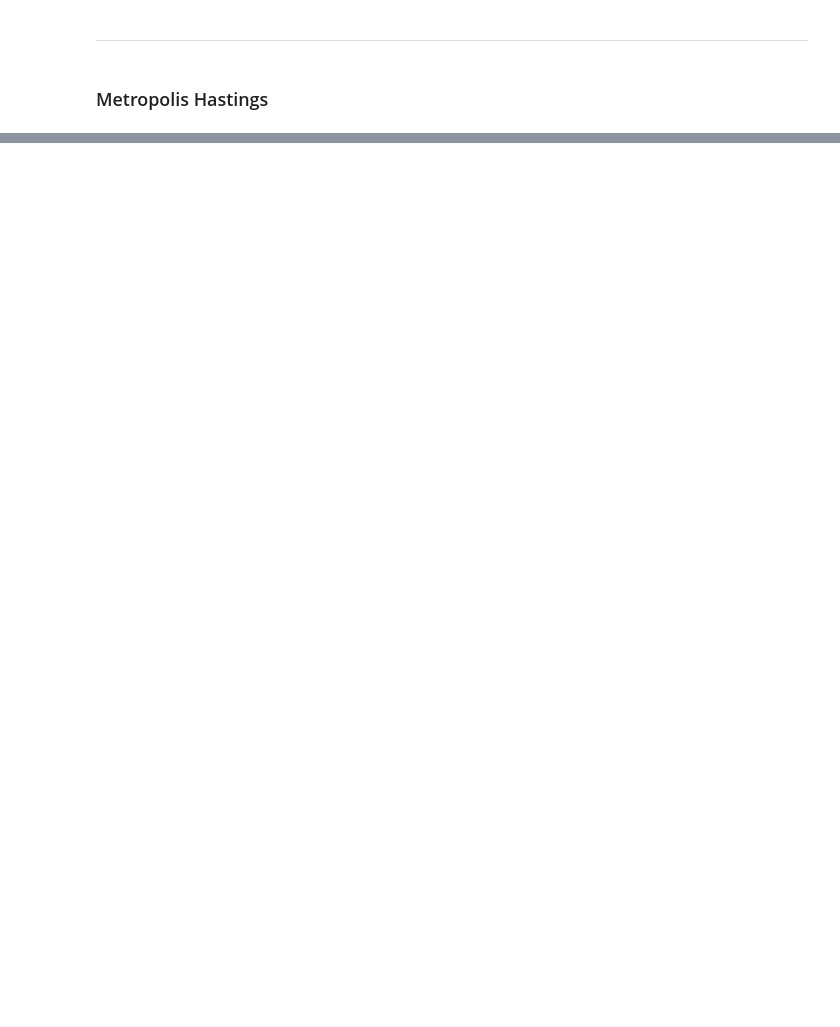
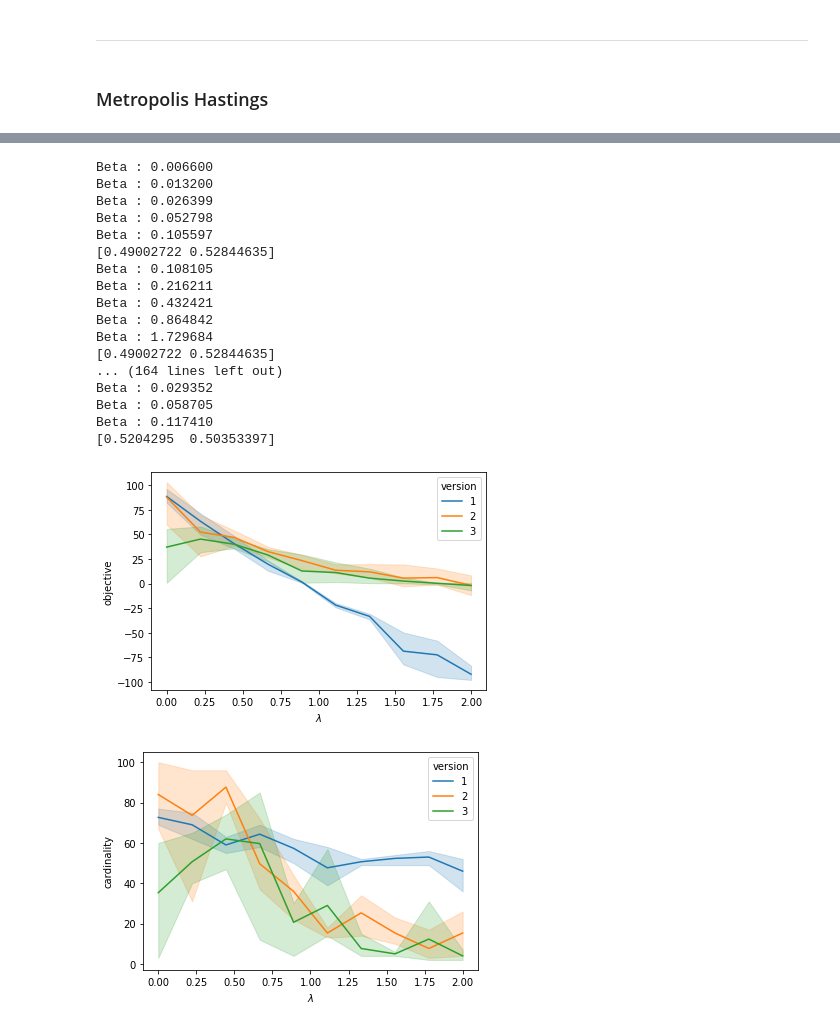
Before and after one commit to AmineCh1/Vokram_Chainzzz, a Jupyter notebook: model.ipynb, the cells around one changed output, grey strips where cells are left out. Cells and saved outputs as stored; diff of their text form; code cells hidden in the pictures; blank space fills up the shorter version.

```diff
--- a/model.ipynb
+++ b/model.ipynb
@@ -153,7 +169,7 @@ def distance_callback(from_index, to_index):
     # Convert from routing variable Index to distance matrix NodeIndex.
     from_node = manager.IndexToNode(from_index)
     to_node = manager.IndexToNode(to_index)
-    return data['distance_maresults['cardinality'] = results['cardinality'].astype(int)trix'][from_node][to_node]
+    return data['distance_matrix'][from_node][to_node]
 
 def get_routes(solution, routing, manager):
   """Get vehicle routes from a solution and store them in an array."""
@@ -201,15 +217,3 @@ routing.SetArcCostEvaluatorOfAllVehicles(transit_callback_index)
 # Setting first solution heuristic.
 search_parameters = pywrapcp.DefaultRoutingSearchParameters()
 search_parameters.first_solution_strategy = routing_enums_pb2.FirstSolutionStrategy.PATH_CHEAPEST_ARC
-
-# Solve the problem.
-# solution = routing.SolveWithParameters(search_parameters)
-
-# SA = Sim_an3(lambda_, dataset, order = get_routes(solution, routing, manager)[0])
-# # print(SA.S.get_objective())
-# # SA.cool_down(iterations)
-# # print(SA.S.get_objective())
-# SA.heat_cool_cycles(iterations,cycles)
-# plt.plot(range(iterations*cycles+1), SA.objectives)
-# plt.show()
-# SA.plot_betas()
@@ -234,13 +222,22 @@ search_parameters.first_solution_strategy = routing_enums_pb2.FirstSolutionStrat
+# %%
+iterations = 500
+cycles = 5
+runs = 3
+alpha = 0.75
+lmbds = 10
 # %%
-runs = 2
-lmbds = 3
-alpha = 0.7
+
+
+
 lambdas = np.linspace(0, 1, lmbds)
 results = pd.DataFrame(columns=['run', '$\lambda$', 'version', 'objective', 'cardinality'])
+start_time = time()
 for i in range(runs):
     g1.refresh()
     dataset = g1
+
     for lmbd in lambdas:
+
         # -------------------------------------------------- Sim_an1 --------------------------------------------------
         SA = Sim_an1(lmbd, dataset)
         SA.heat_cool_cycles(iterations, cycles)
@@ -276,9 +273,12 @@ for i in range(runs):
         SA = Sim_an3(lmbd, dataset,alpha=alpha,order = get_routes(solution, routing, manager)[0])
         SA.heat_cool_cycles(iterations, cycles)
         results = results.append({'run': i, '$\lambda$': lmbd, 'version': '3', 'objective': SA.S.get_objective(), 'cardinality': SA.S._assignments.sum()}, ignore_index = True)
-
+end_time = time()
+print(end_time - start_time)
 results['cardinality'] = results['cardinality'].astype(int)
 sns.lineplot(data = results, x = '$\lambda$', y = 'objective', hue ='version')
+plt.savefig("plot_cg1.png")
 plt.show()
 sns.lineplot(data = results, x = '$\lambda$', y = 'cardinality', hue = 'version')
+plt.savefig("plot_eg1.png")
 plt.show()
@@ -302,31 +322,53 @@ for i in range(runs):
         # -------------------------------------------------- Sim_an3 --------------------------------------------------
         # Instantiate the data problem.
         data = create_data_model(dataset)
 
         # Create the routing index manager.
         manager = pywrapcp.RoutingIndexManager(len(data['distance_matrix']), data['num_vehicles'], [data['min_i']], [data['min_j']])
 
         # Create Routing Model.
         routing = pywrapcp.RoutingModel(manager)
 
         transit_callback_index = routing.RegisterTransitCallback(distance_callback)
 
         # Define cost of each arc.
         routing.SetArcCostEvaluatorOfAllVehicles(transit_callback_index)
 
         # Setting first solution heuristic.
         search_parameters = pywrapcp.DefaultRoutingSearchParameters()
         search_parameters.first_solution_strategy = routing_enums_pb2.FirstSolutionStrategy.PATH_CHEAPEST_ARC
 
         # Solve the problem.
         solution = routing.SolveWithParameters(search_parameters)
 
-        SA = Sim_an3(lmbd, dataset, order = get_routes(solution, routing, manager)[0])
+        SA = Sim_an3(lmbd, dataset, alpha = alpha, order = get_routes(solution, routing, manager)[0])
         SA.heat_cool_cycles(iterations, cycles)
         results = results.append({'run': i, '$\lambda$': lmbd, 'version': '3', 'objective': SA.S.get_objective(), 'cardinality': SA.S._assignments.sum()}, ignore_index = True)
 
 results['cardinality'] = results['cardinality'].astype(int)
 sns.lineplot(data = results, x = '$\lambda$', y = 'objective', hue ='version')
+plt.savefig("plot_eg2.png")
 plt.show()
 sns.lineplot(data = results, x = '$\lambda$', y = 'cardinality', hue = 'version')
+plt.savefig("plot_cg2.png")
 plt.show()
+# %% [output]
+Beta : 0.006600
+Beta : 0.013200
+Beta : 0.026399
+Beta : 0.052798
+Beta : 0.105597
+[0.49002722 0.52844635]
+Beta : 0.108105
+Beta : 0.216211
+Beta : 0.432421
+Beta : 0.864842
+Beta : 1.729684
+[0.49002722 0.52844635]
+... (164 lines left out)
+Beta : 0.029352
+Beta : 0.058705
+Beta : 0.117410
+[0.5204295  0.50353397]
+[figure, added]
+[figure, added]
```
Also changed, not shown: parts of 13 cells of this notebook, 3 other files.
